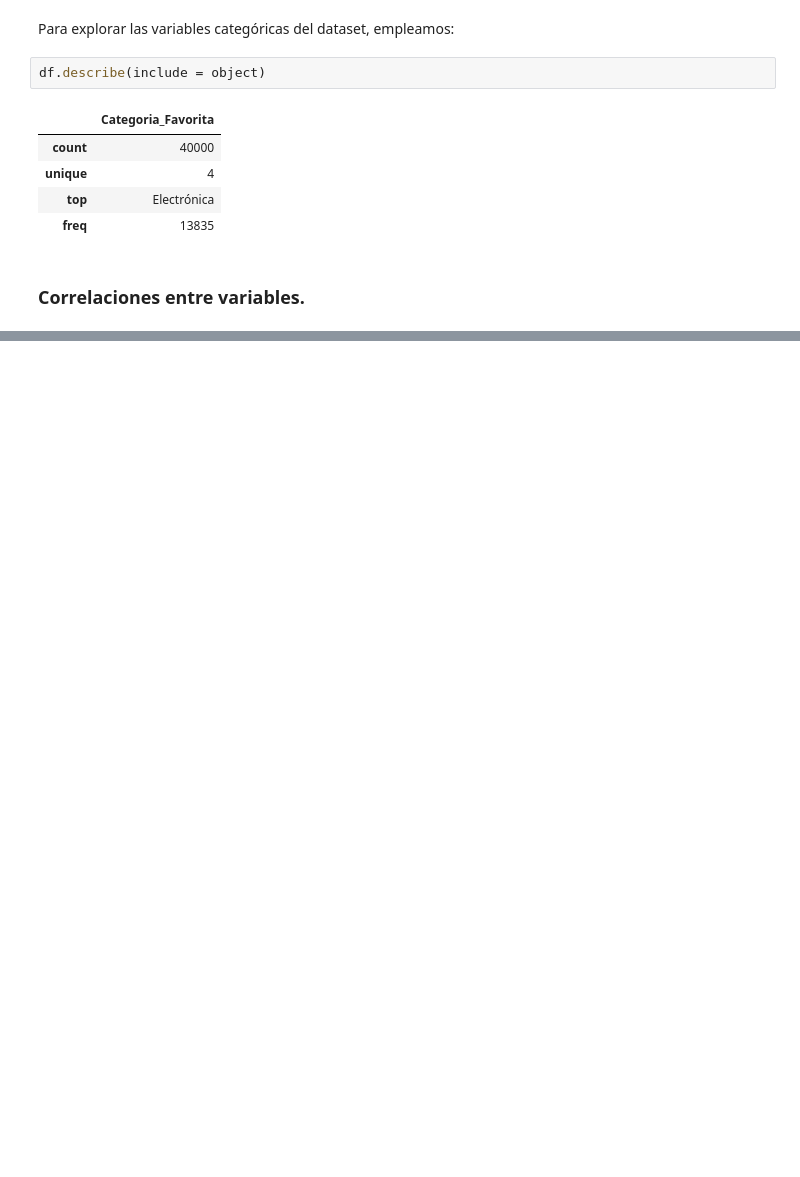
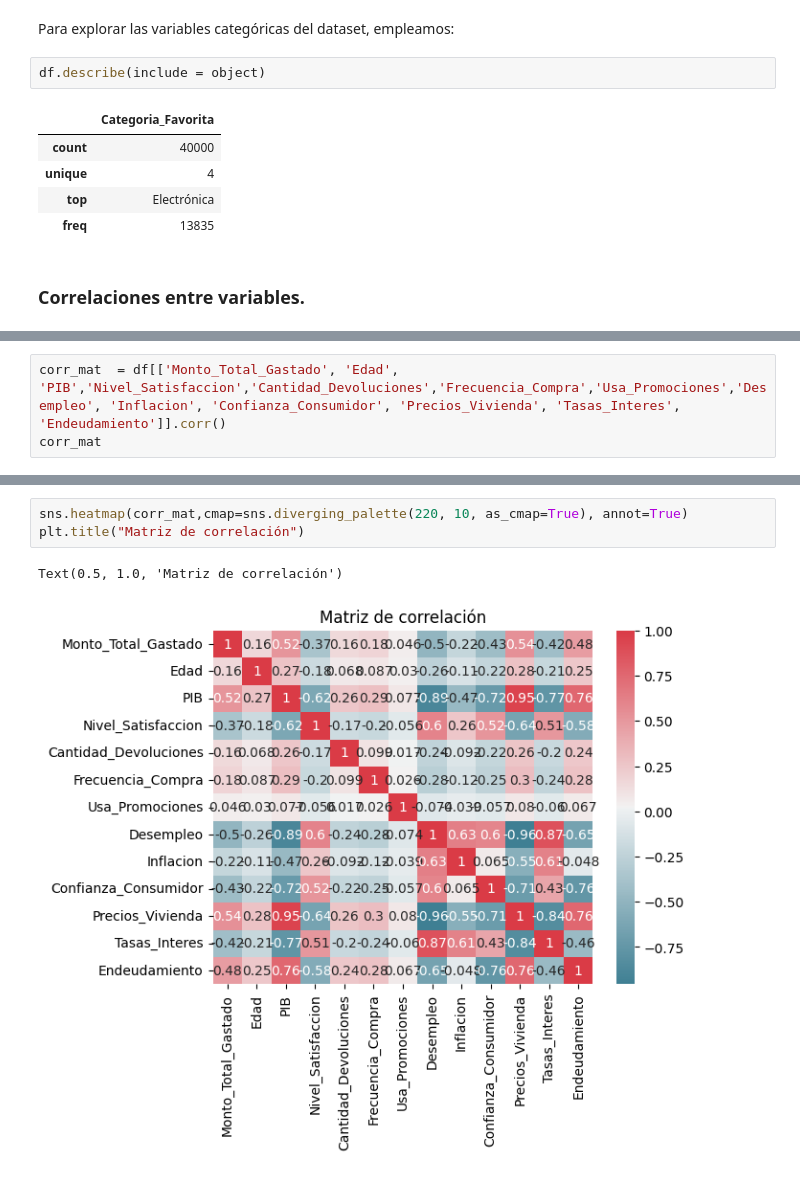
Before and after one commit to sebas3261/analitica, a Jupyter notebook: Untitled.ipynb, the cells around one changed output, grey strips where cells are left out. Cells and saved outputs as stored; diff of their text form; blank space fills up the shorter version.

```diff
--- a/Untitled.ipynb
+++ b/Untitled.ipynb
@@ -274,0 +301,3 @@ df.describe(include = object)
+# %%
+corr_mat  = df[['Monto_Total_Gastado', 'Edad', 'PIB','Nivel_Satisfaccion','Cantidad_Devoluciones','Frecuencia_Compra','Usa_Promociones','Desempleo', 'Inflacion', 'Confianza_Consumidor', 'Precios_Vivienda', 'Tasas_Interes', 'Endeudamiento']].corr()
+corr_mat
@@ -274,0 +319,6 @@ df.describe(include = object)
+# %%
+sns.heatmap(corr_mat,cmap=sns.diverging_palette(220, 10, as_cmap=True), annot=True)
+plt.title("Matriz de correlación")
+# %% [output]
+Text(0.5, 1.0, 'Matriz de correlación')
+[figure, added]
```
Also changed, not shown: parts of 4 cells of this notebook.
